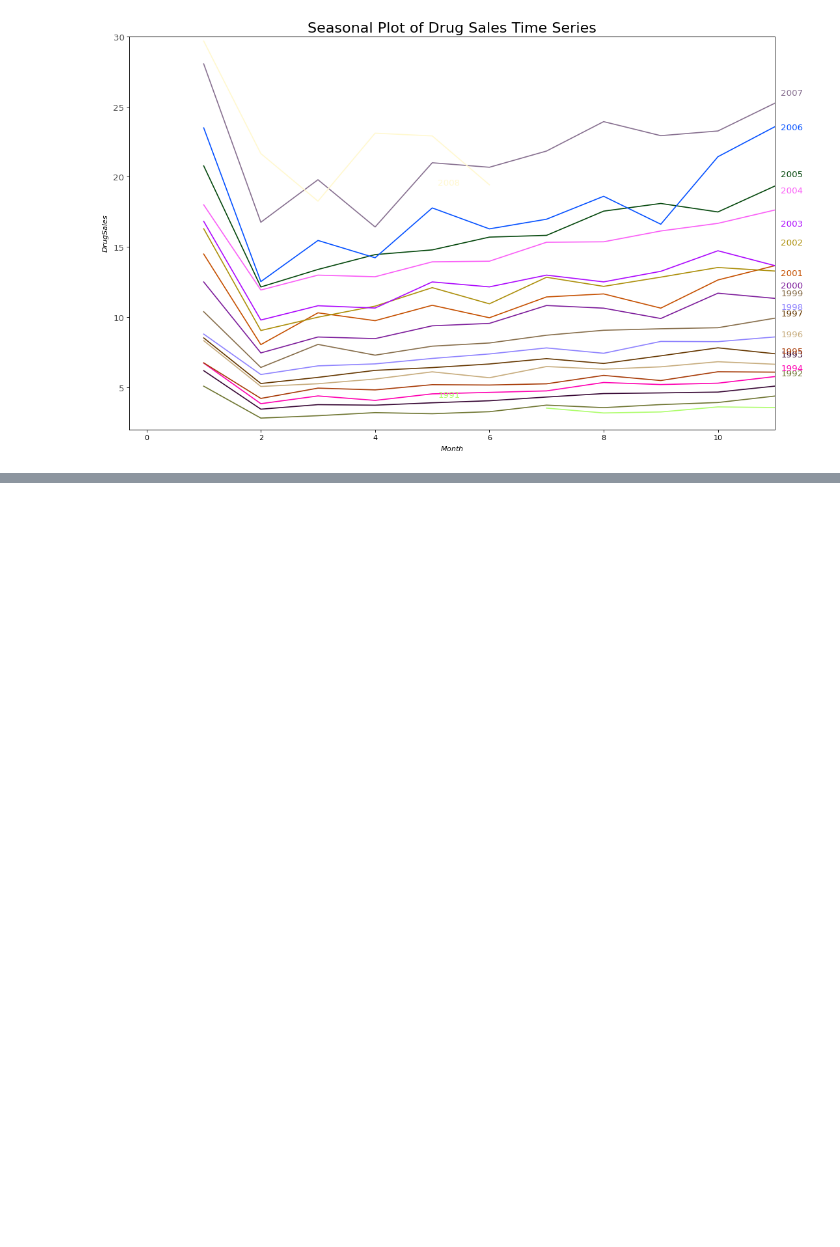
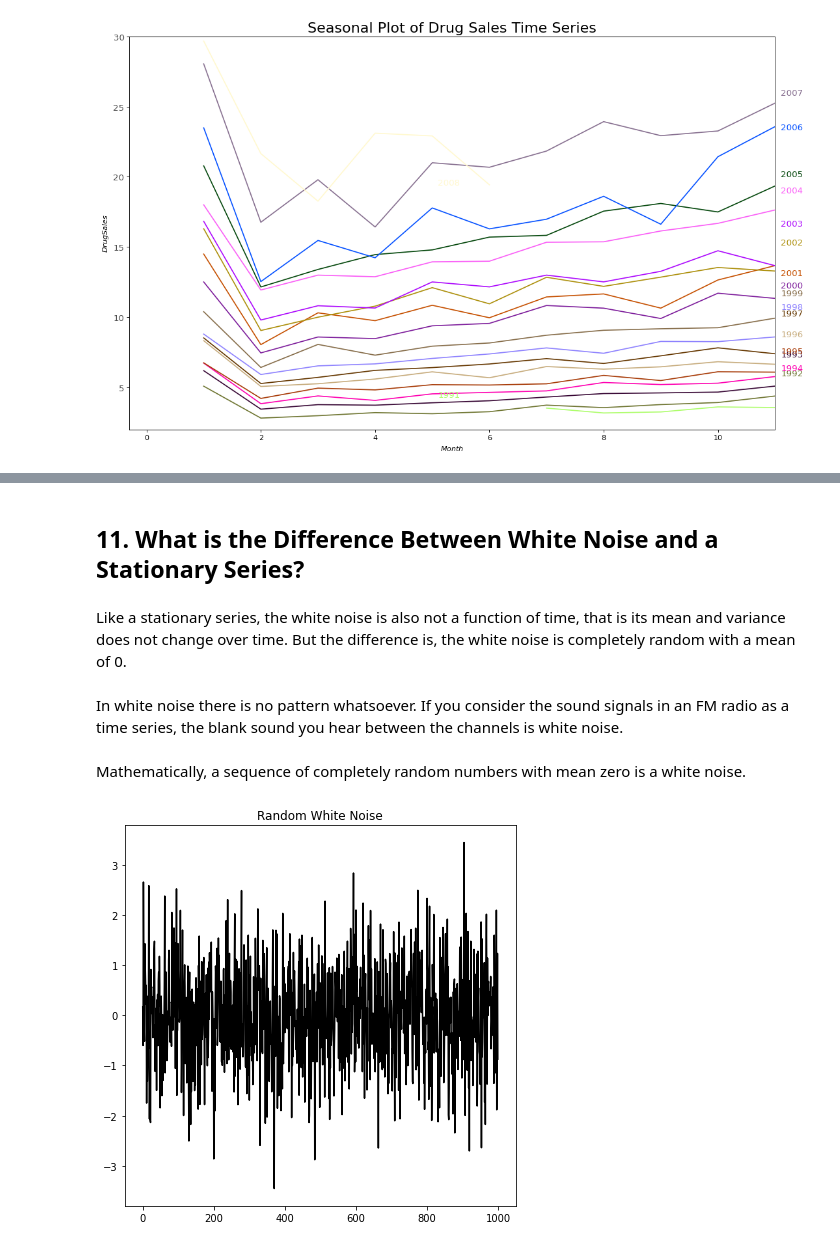
Before and after one commit to agusrichard/data-science-workbook, a Jupyter notebook: Notes/time_series_analysis.ipynb, the cells around one changed output, grey strips where cells are left out. Cells and saved outputs as stored; diff of their text form; code cells hidden in the pictures; blank space fills up the shorter version.

```diff
--- a/Notes/time_series_analysis.ipynb
+++ b/Notes/time_series_analysis.ipynb
@@ -136,0 +321,13 @@ plt.show()
+# %% [markdown]
+## 11. What is the Difference Between White Noise and a Stationary Series?
+# %% [markdown]
+Like a stationary series, the white noise is also not a function of time, that is its mean and variance does not change over time. But the difference is, the white noise is completely random with a mean of 0.
+# %% [markdown]
+In white noise there is no pattern whatsoever. If you consider the sound signals in an FM radio as a time series, the blank sound you hear between the channels is white noise.
+# %% [markdown]
+Mathematically, a sequence of completely random numbers with mean zero is a white noise.
+# %%
+randvals = np.random.randn(1000)
+pd.Series(randvals).plot(title='Random White Noise', color='k');
+# %% [output]
+[figure, added]
```
Also changed, not shown: parts of 80 cells of this notebook.
